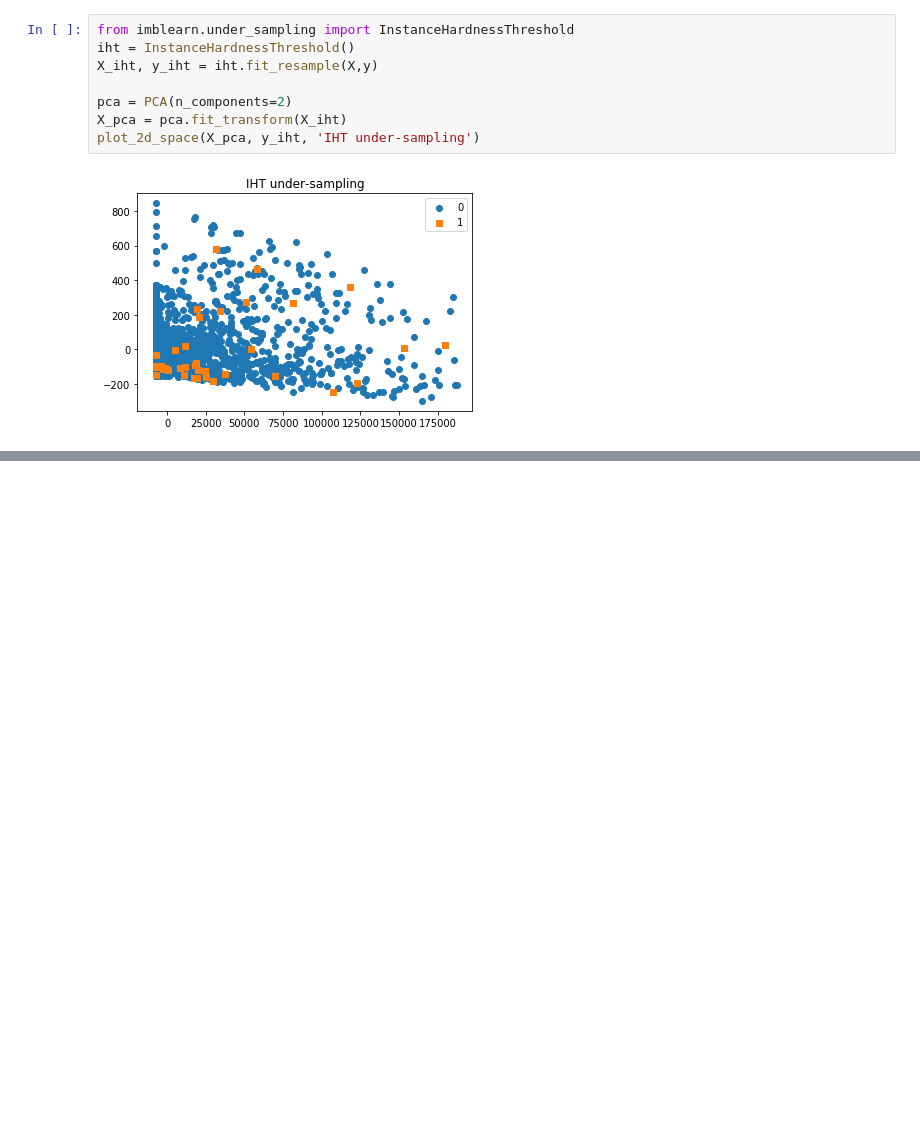
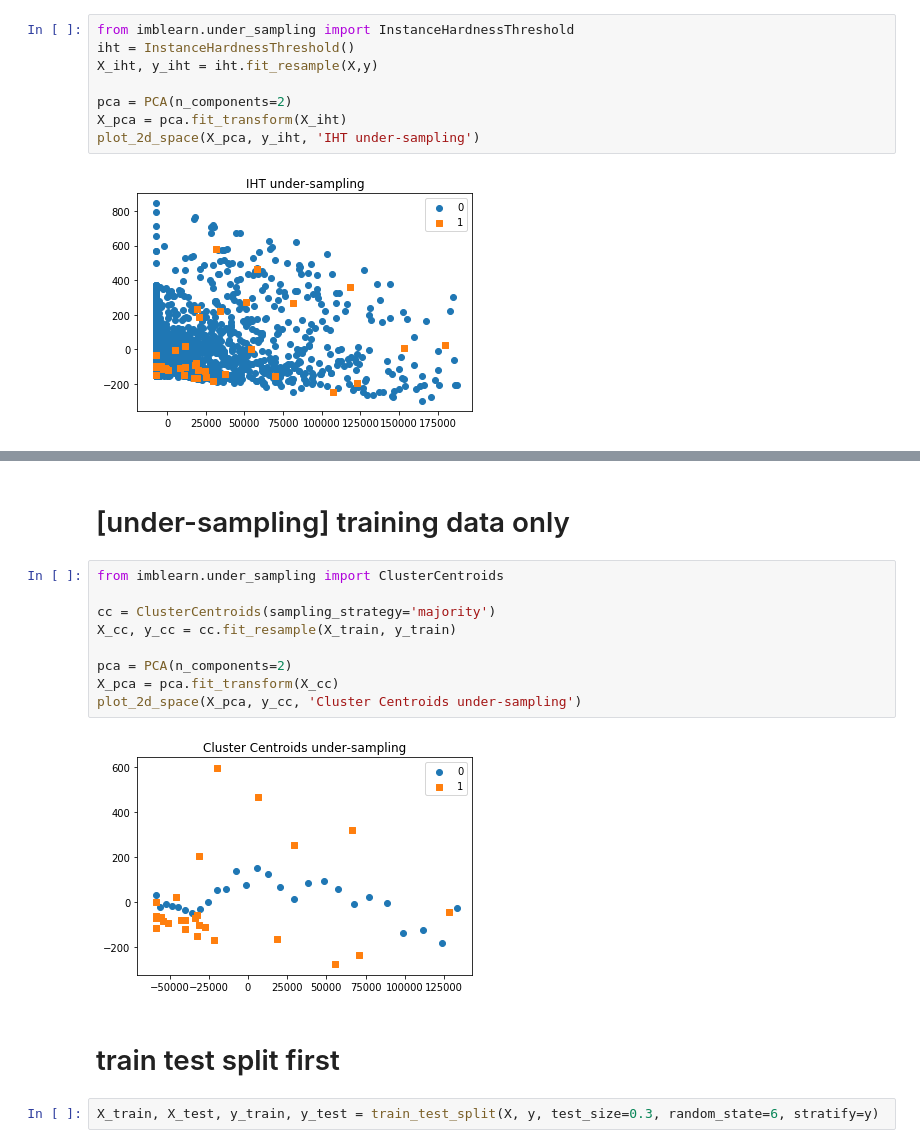
Before and after one commit to ChungHsuanKao/Seriousness_score_estimation, a Jupyter notebook: Unsupervised learning.ipynb, the cells around one changed output, grey strips where cells are left out. Drawn from its saved outputs; the diff is of its cells as text; blank space fills up the shorter version.

```diff
--- a/Unsupervised learning.ipynb
+++ b/Unsupervised learning.ipynb
@@ -217,0 +238,17 @@ plot_2d_space(X_pca, y_iht, 'IHT under-sampling')
+# %% [markdown]
+# [under-sampling] training data only
+# %%
+from imblearn.under_sampling import ClusterCentroids
+
+cc = ClusterCentroids(sampling_strategy='majority')
+X_cc, y_cc = cc.fit_resample(X_train, y_train)
+
+pca = PCA(n_components=2)
+X_pca = pca.fit_transform(X_cc)
+plot_2d_space(X_pca, y_cc, 'Cluster Centroids under-sampling')
+# %% [output]
+[figure, added]
+# %% [markdown]
+# train test split first
+# %%
+X_train, X_test, y_train, y_test = train_test_split(X, y, test_size=0.3, random_state=6, stratify=y)
```
Also changed, not shown: parts of 60 cells of this notebook.
